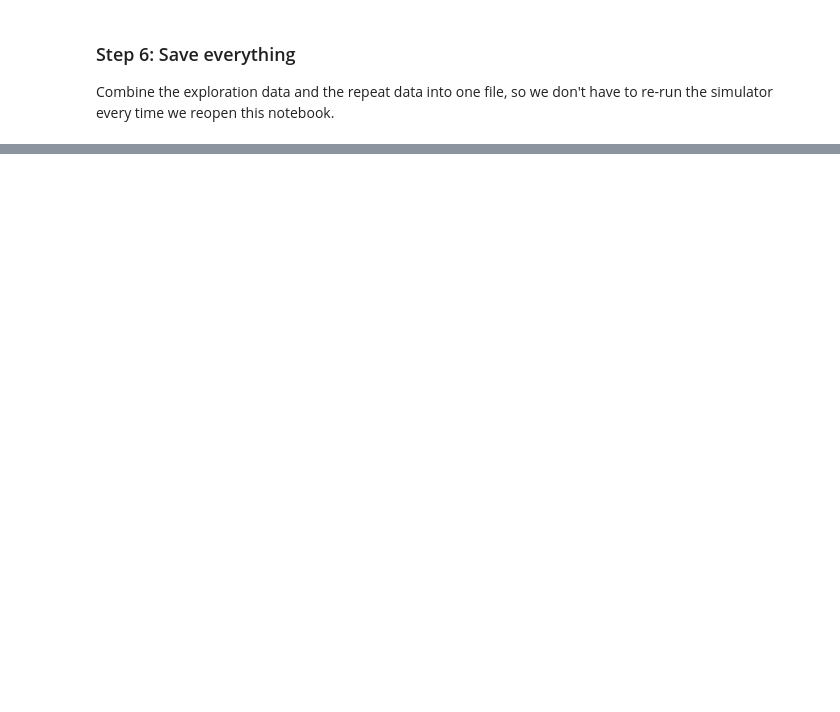
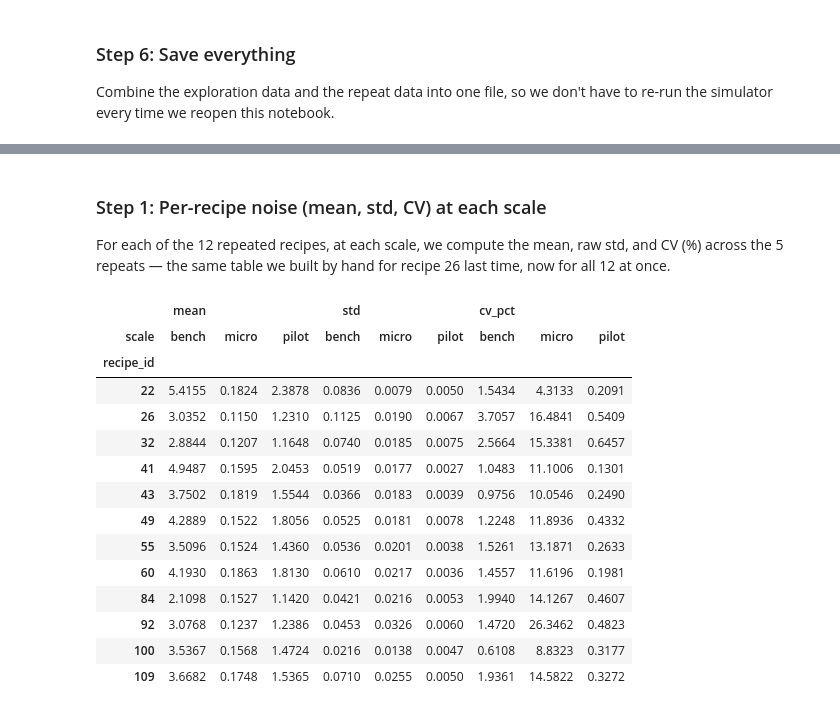
Before and after one commit to rushi-k-op/mlme_bioreactor, a Jupyter notebook: ALL_IN_ONE.ipynb, the cells around one changed output, grey strips where cells are left out. Saved outputs shown, nothing was run; the diff lists cells and outputs as text; code cells hidden in the pictures; blank space fills up the shorter version.

```diff
--- a/ALL_IN_ONE.ipynb
+++ b/ALL_IN_ONE.ipynb
@@ -150,0 +216,22 @@ print(f"Saved {len(df_all)} total rows to task1_2_data.csv")
+# %%
+# These imports are repeated here on purpose, so this chapter also runs
+# standalone in a fresh kernel -- you only need task1_2_data.csv on disk,
+# not a live re-run of Chapter 1's simulator calls.
+import numpy as np
+import pandas as pd
+import matplotlib.pyplot as plt
+
+df = pd.read_csv("task1_2_data.csv")
+
+scales = ["micro", "bench", "pilot"]
+
+df_repeat = df[df["phase"] == "repeat"].copy()
+df_explore = df[df["phase"] == "exploration"].copy()
+
+chosen_recipe_ids = sorted(df_repeat["recipe_id"].unique())
+n_recipes_explored = df_explore["recipe_id"].nunique()
+n_repeats = df_repeat["repeat"].nunique()
+
+print(f"Exploration rows: {len(df_explore)}  ({n_recipes_explored} recipes x {len(scales)} scales)")
+print(f"Repeat rows:      {len(df_repeat)}  ({len(chosen_recipe_ids)} recipes x {n_repeats} repeats x {len(scales)} scales)")
+df_repeat.head()
@@ -150,0 +247,35 @@ print(f"Saved {len(df_all)} total rows to task1_2_data.csv")
+# %% [markdown]
+### Step 1: Per-recipe noise (mean, std, CV) at each scale
+
+For each of the 12 repeated recipes, at each scale, we compute the mean,
+raw std, and CV (%) across the 5 repeats — the same table we built by hand
+for recipe 26 last time, now for all 12 at once.
+# %%
+noise_stats = (
+    df_repeat.groupby(["recipe_id", "scale"])["yield"]
+    .agg(mean="mean", std="std", n="count")
+    .reset_index()
+)
+noise_stats["cv_pct"] = 100 * noise_stats["std"] / noise_stats["mean"]
+
+# Wide view: one row per recipe, columns grouped by scale -> easy to eyeball
+noise_wide = noise_stats.pivot(index="recipe_id", columns="scale",
+                                values=["mean", "std", "cv_pct"])
+noise_wide = noise_wide.round(4)
+noise_wide
+# %% [output]
+|  | mean |  |  | std |  |  | cv_pct |  |  |
+| scale | bench | micro | pilot | bench | micro | pilot | bench | micro | pilot |
+| recipe_id |  |  |  |  |  |  |  |  |  |
+| 22 | 5.4155 | 0.1824 | 2.3878 | 0.0836 | 0.0079 | 0.0050 | 1.5434 | 4.3133 | 0.2091 |
+| 26 | 3.0352 | 0.1150 | 1.2310 | 0.1125 | 0.0190 | 0.0067 | 3.7057 | 16.4841 | 0.5409 |
+| 32 | 2.8844 | 0.1207 | 1.1648 | 0.0740 | 0.0185 | 0.0075 | 2.5664 | 15.3381 | 0.6457 |
+| 41 | 4.9487 | 0.1595 | 2.0453 | 0.0519 | 0.0177 | 0.0027 | 1.0483 | 11.1006 | 0.1301 |
+| 43 | 3.7502 | 0.1819 | 1.5544 | 0.0366 | 0.0183 | 0.0039 | 0.9756 | 10.0546 | 0.2490 |
+| 49 | 4.2889 | 0.1522 | 1.8056 | 0.0525 | 0.0181 | 0.0078 | 1.2248 | 11.8936 | 0.4332 |
+| 55 | 3.5096 | 0.1524 | 1.4360 | 0.0536 | 0.0201 | 0.0038 | 1.5261 | 13.1871 | 0.2633 |
+| 60 | 4.1930 | 0.1863 | 1.8130 | 0.0610 | 0.0217 | 0.0036 | 1.4557 | 11.6196 | 0.1981 |
+| 84 | 2.1098 | 0.1527 | 1.1420 | 0.0421 | 0.0216 | 0.0053 | 1.9940 | 14.1267 | 0.4607 |
+| 92 | 3.0768 | 0.1237 | 1.2386 | 0.0453 | 0.0326 | 0.0060 | 1.4720 | 26.3462 | 0.4823 |
+| 100 | 3.5367 | 0.1568 | 1.4724 | 0.0216 | 0.0138 | 0.0047 | 0.6108 | 8.8323 | 0.3177 |
+| 109 | 3.6682 | 0.1748 | 1.5365 | 0.0710 | 0.0255 | 0.0050 | 1.9361 | 14.5822 | 0.3272 |
```
Also changed, not shown: parts of 17 cells of this notebook, 23 other files.
